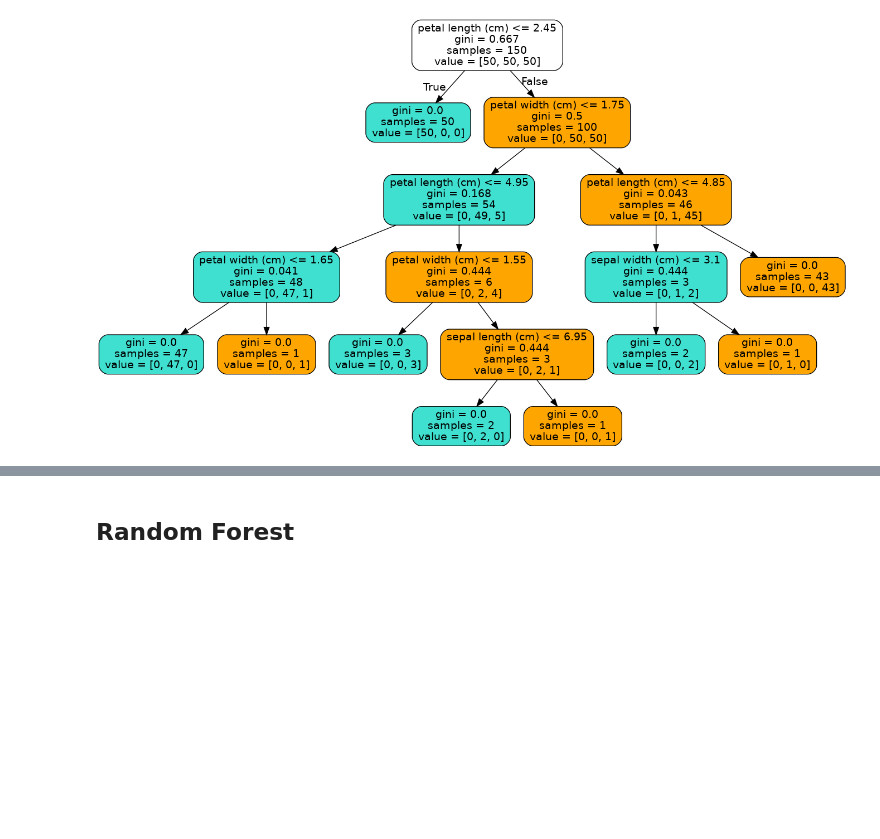
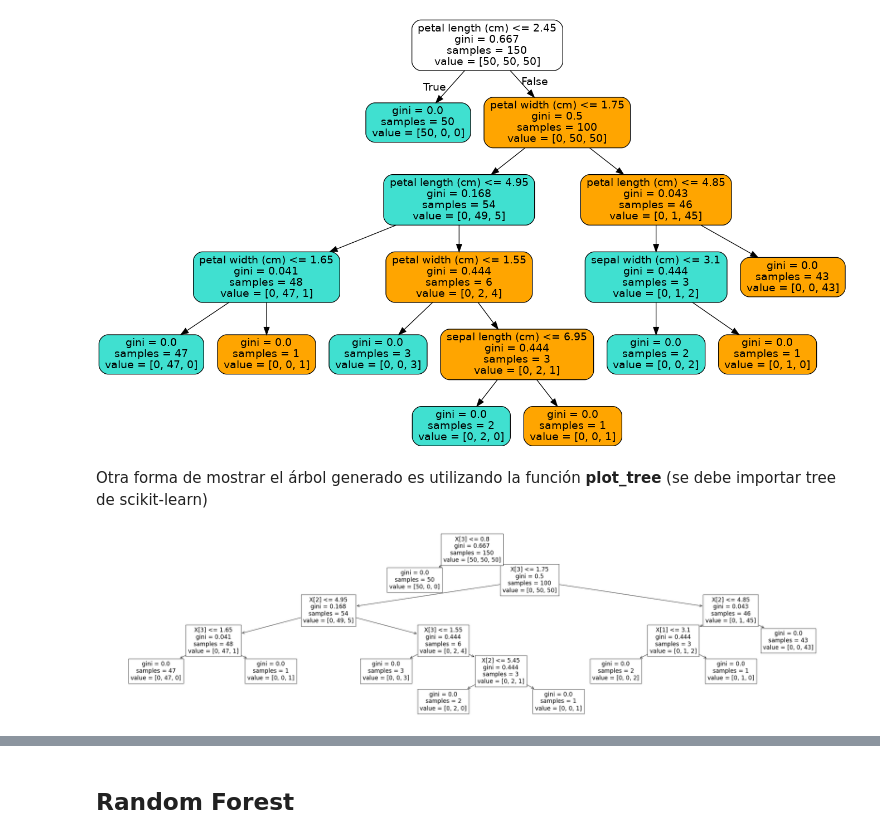
Before and after one commit to cridonoso/IntroToDataScience, a Jupyter notebook: 5-Classification/Clasificacion.ipynb, the cells around one changed output, grey strips where cells are left out. Cells and saved outputs as stored; diff of their text form; code cells hidden in the pictures; blank space fills up the shorter version.

```diff
--- a/5-Classification/Clasificacion.ipynb
+++ b/5-Classification/Clasificacion.ipynb
@@ -417,6 +418,15 @@ except:
     pass
 # %% [output]
 [figure]
+# %% [markdown]
+Otra forma de mostrar el árbol generado es utilizando la función **plot_tree** (se debe importar tree de scikit-learn)
+# %%
+from sklearn import tree
+
+plt.figure(figsize=(40,10))
+tree.plot_tree(clf);
+# %% [output]
+[figure, added]
 # %% [markdown]
 <!-- <img  height="450" width="450" src="./img/dt_ex.png"> -->
 # %% [markdown]
```
Also changed, not shown: parts of 6 cells of this notebook, 1 other file.
